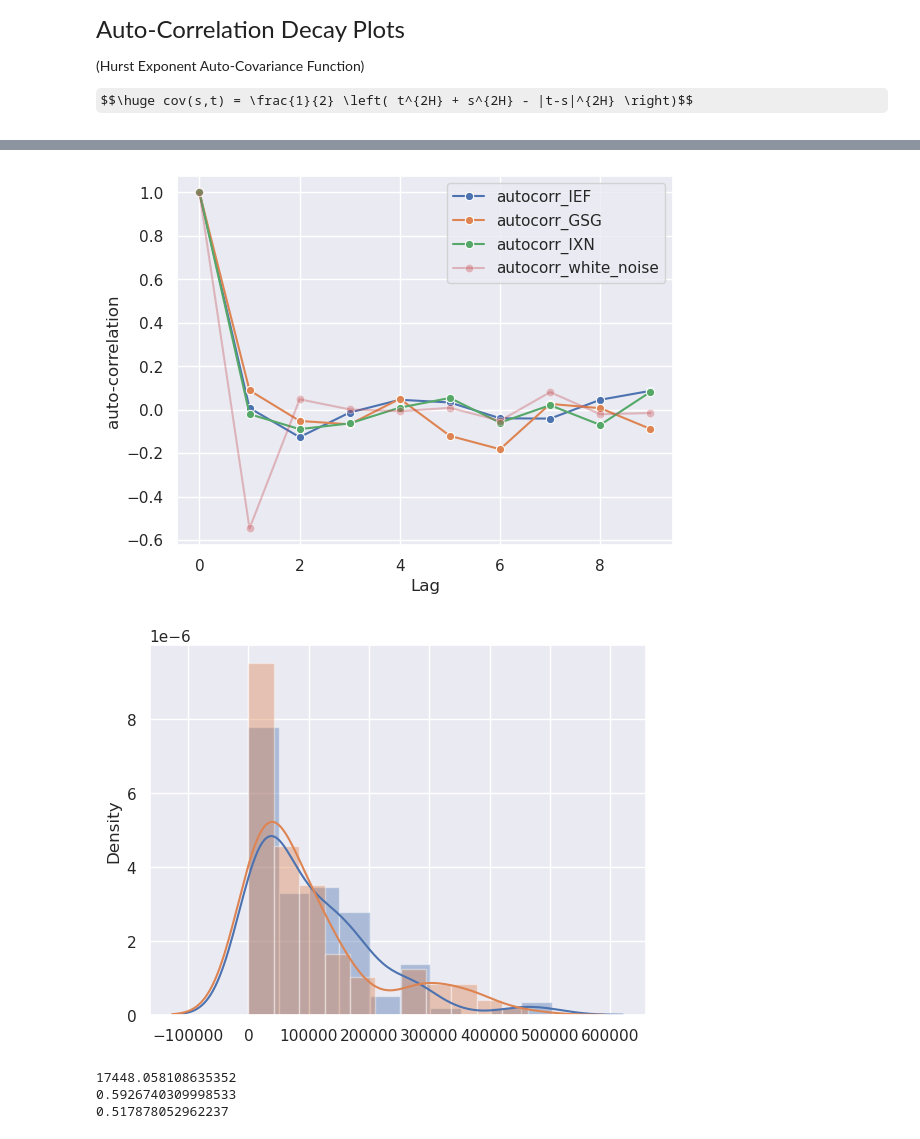
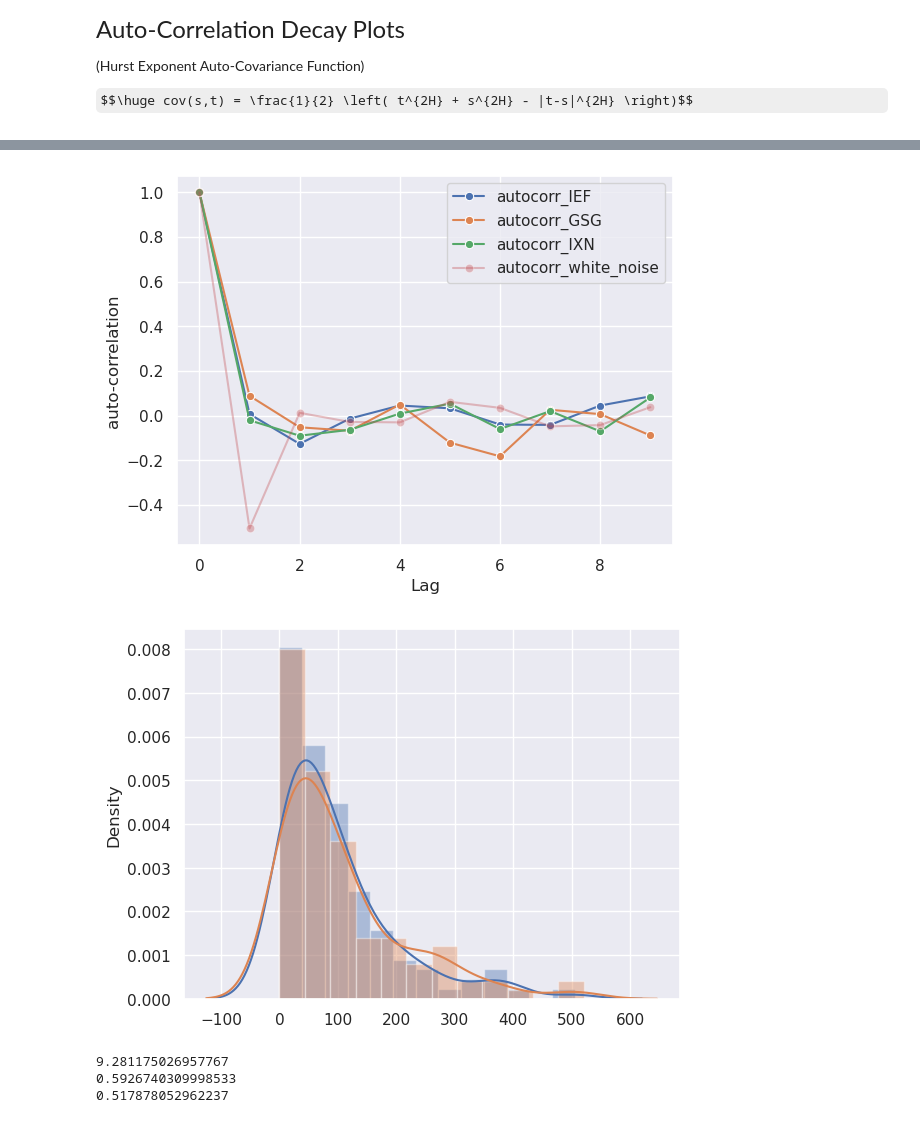
Before and after one commit to regime-lab/power-spectral-density, a Jupyter notebook: fractional_psd_log_returns.ipynb, the cells around one changed output, grey strips where cells are left out. Saved outputs shown, nothing was run; the diff lists cells and outputs as text; code cells hidden in the pictures; some formulas as TeX source.

Commit message:
Compare eigenvalues of the affinity matrix

```diff
--- a/fractional_psd_log_returns.ipynb
+++ b/fractional_psd_log_returns.ipynb
@@ -127,8 +141,8 @@ class FractionalPSD:
         eigenvalues_self = np.linalg.eigvalsh(autocov_0)
 
         # Generate samples from the exponential distribution for eigenvalues over threshold
-        samples_target = np.random.exponential(scale=1/np.clip(eigenvalues_target, a_min=1e-5, a_max=None))
-        samples_self = np.random.exponential(scale=1/np.clip(eigenvalues_self, a_min=1e-5, a_max=None))
+        samples_target = np.random.exponential(scale=1/np.clip(eigenvalues_target, a_min=1e-2, a_max=None))
+        samples_self = np.random.exponential(scale=1/np.clip(eigenvalues_self, a_min=1e-2, a_max=None))
 
         sns.distplot(samples_target)
         sns.distplot(samples_self)
@@ -187,41 +201,44 @@ wdf['X']=np.diff(wd1f['X'])
 
 # View Auto Correlation
 decay_func = lambda S, _range: [S.autocorr(lag=Lag) for Lag in _range]
 sns.lineplot(data=decay_func(m6_subset['IEF'], range(0, wlen)), label='autocorr_IEF', marker='o')
 sns.lineplot(data=decay_func(m6_subset['GSG'], range(0, wlen)), label='autocorr_GSG', marker='o')
 sns.lineplot(data=decay_func(m6_subset['IXN'], range(0, wlen)), label='autocorr_IXN', marker='o')
 sns.lineplot(data=decay_func(wdf['X'], range(0, wlen)), label='autocorr_white_noise', marker='o', alpha=0.35)
 plt.xlabel('Lag')
 plt.ylabel('auto-correlation')
 plt.show()
 
 # Example using train_test_split
 from sklearn.model_selection import train_test_split
-fractional_ief_train, fractional_ief_test = train_test_split(m6_subset['GSG'], test_size=0.5, shuffle=False)
-fractional_ief_train = FractionalPSD(fractional_ief_train)
-print(fractional_ief_train.distance_norm(fractional_ief_test))
+fractional_gsg_train, fractional_gsg_test = train_test_split(m6_subset['GSG'], test_size=0.5, shuffle=False)
+fractional_gsg_train = FractionalPSD(fractional_gsg_train)
+print(fractional_gsg_train.distance_norm(fractional_gsg_test))
 fdf=pd.DataFrame()
-fdf['train']=fractional_ief_train.data
+fdf['train']=fractional_gsg_train.data
 fdf2=pd.DataFrame()
-fdf2['test']=fractional_ief_test
+fdf2['test']=fractional_gsg_test
 
 print(pyeeg.hurst(fdf['train']))
 print(pyeeg.hurst(fdf2['test']))
 
 # View Auto Correlation between train_test_split
 sns.lineplot(data=decay_func(fdf['train'], range(0, wlen)), label='train', marker='o')
 sns.lineplot(data=decay_func(fdf2['test'], range(0, wlen)), label='test', marker='o')
 plt.xlabel('Lag')
 plt.ylabel('auto-correlation')
 plt.show()
 sns.lineplot(data=fdf['train'], label='train')
 sns.lineplot(data=fdf2['test'], label='test')
 plt.show()
+sns.lineplot(data=np.cumsum(fdf['train']), label='train')
+sns.lineplot(data=np.cumsum(fdf2['test']), label='test')
+plt.show()
 # %% [output]
 [figure]
-[figure, old version]
+[figure, new version]
-[figure, old version]
+[figure, new version]
-17448.058108635352
+9.281175026957767
 0.5926740309998533
 0.517878052962237
 [figure]
```
Also changed, not shown: parts of 4 cells of this notebook.
